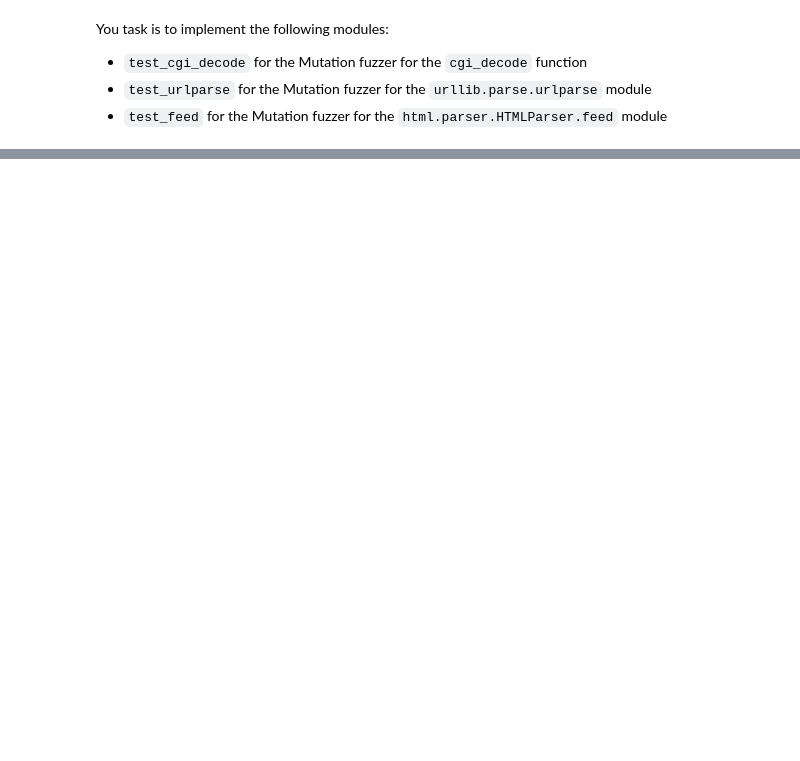
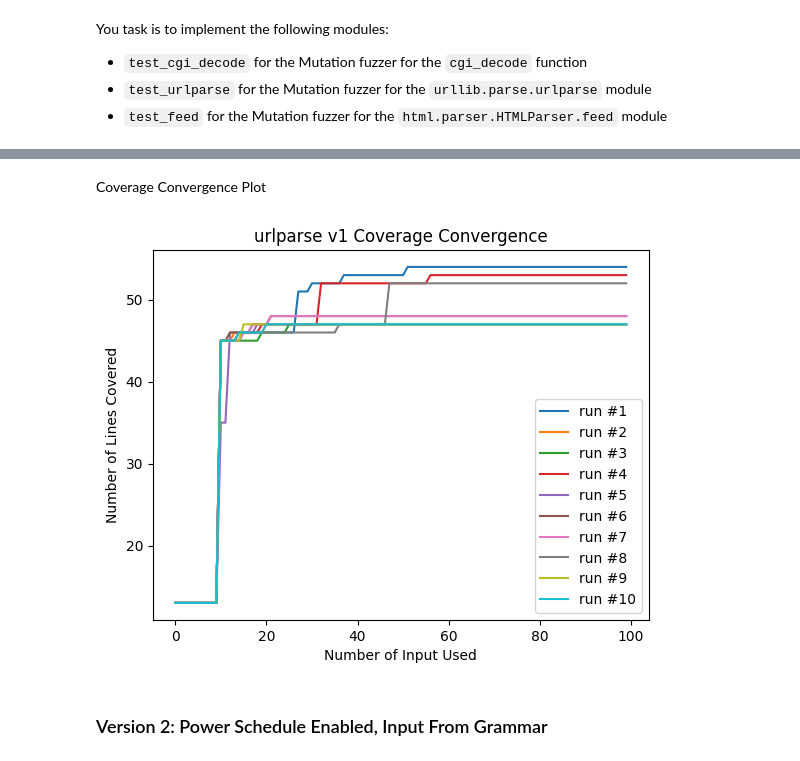
Before and after one commit to seifashraf1/HIV_2024_TP2, a Jupyter notebook: getting_started.ipynb, the cells around one changed output, grey strips where cells are left out. Drawn from its saved outputs; the diff is of its cells as text; code cells hidden in the pictures; blank space fills up the shorter version.

```diff
--- a/getting_started.ipynb
+++ b/getting_started.ipynb
@@ -105,0 +274,17 @@ You task is to implement the following modules:
+# %%
+def test_url_decode_v1(test_module):
+    executor = AbstractExecutor(test_module)
+    seeds = [AbstractSeed(url_parse_inputs[i]) for i in range(10)]
+    fuzzer = UrlFuzzer(executor, seeds)
+    output = fuzzer.run_fuzzer(budget=100)
+    assert output is not None
+    return output
+# %% [markdown]
+Coverage Convergence Plot
+# %%
+for i in range(10):
+    plot_coverage(test_url_decode_v1(urlparse), 'urlparse v1 Coverage Convergence', i)
+# %% [output]
+[figure, added]
+# %% [markdown]
+### Version 2: Power Schedule Enabled, Input From Grammar
```
Also changed, not shown: parts of 35 cells of this notebook, 4 other files.
